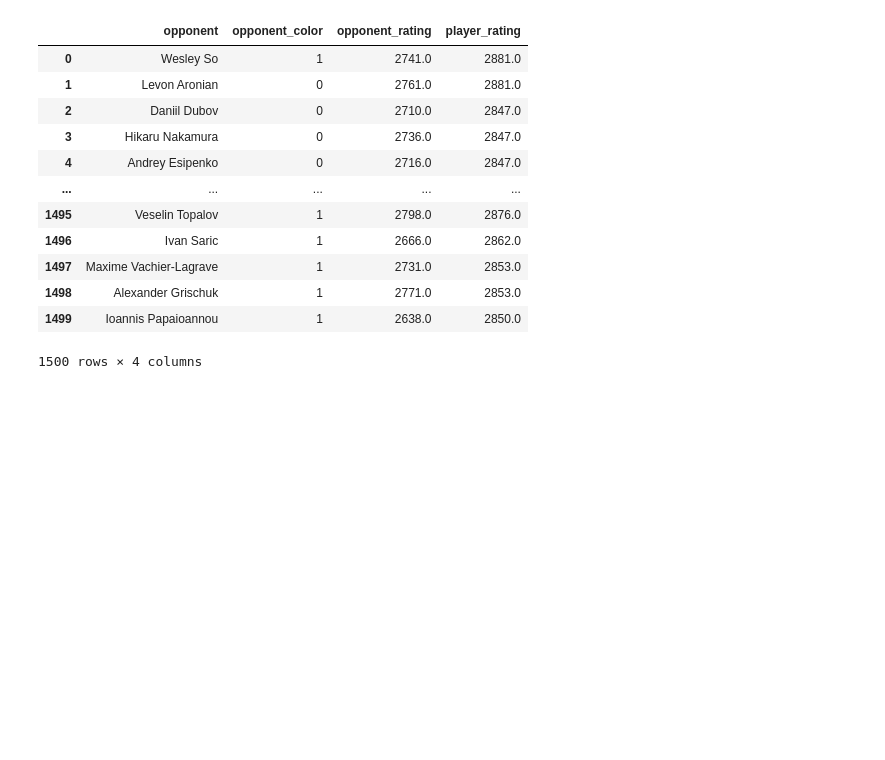
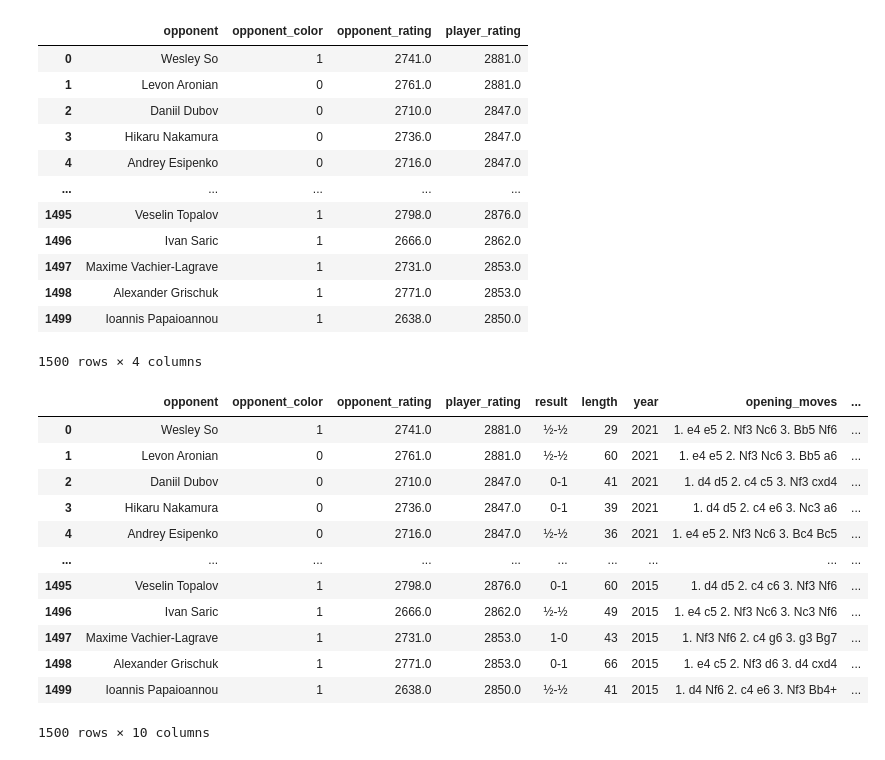
Before and after one commit to deadlykitten1/Chess_Outcome_Predictor, a Jupyter notebook: scraping_and_cleaning.ipynb, the cells around one changed output. Cells and saved outputs as stored; diff of their text form; code cells hidden in the pictures; blank space fills up the shorter version.

Commit message:
added new player df to the total df

```diff
--- a/scraping_and_cleaning.ipynb
+++ b/scraping_and_cleaning.ipynb
@@ -295,7 +295,8 @@ player_df
 | 1499 | Ioannis Papaioannou | 1 | 2638.0 | 2850.0 |
 1500 rows × 4 columns
 # %%
-player_df.rename(columns = {0 : 'opponent', 1 : 'opponent_color', 2 : 'opponent_rating', 3 : 'player_rating'})
+player_df.rename(columns = {0 : 'opponent', 1 : 'opponent_color', 2 : 'opponent_rating', 3 : 'player_rating'}, inplace = True)
+player_df
 # %% [output]
 |  | opponent | opponent_color | opponent_rating | player_rating |
 | 0 | Wesley So | 1 | 2741.0 | 2881.0 |
@@ -310,3 +311,21 @@ player_df.rename(columns = {0 : 'opponent', 1 : 'opponent_color', 2 : 'opponent_
 | 1498 | Alexander Grischuk | 1 | 2771.0 | 2853.0 |
 | 1499 | Ioannis Papaioannou | 1 | 2638.0 | 2850.0 |
 1500 rows × 4 columns
+# %%
+games_df = games_df.drop(columns = ['white_player', 'black_player', 'white_player_rating', 'black_player_rating'])
+# %%
+player_df.join(games_df)
+# %% [output]
+|  | opponent | opponent_color | opponent_rating | player_rating | result | length | year | opening_moves | ... |
+| 0 | Wesley So | 1 | 2741.0 | 2881.0 | ½-½ | 29 | 2021 | 1. e4 e5 2. Nf3 Nc6 3. Bb5 Nf6 | ... |
+| 1 | Levon Aronian | 0 | 2761.0 | 2881.0 | ½-½ | 60 | 2021 | 1. e4 e5 2. Nf3 Nc6 3. Bb5 a6 | ... |
+| 2 | Daniil Dubov | 0 | 2710.0 | 2847.0 | 0-1 | 41 | 2021 | 1. d4 d5 2. c4 c5 3. Nf3 cxd4 | ... |
+| 3 | Hikaru Nakamura | 0 | 2736.0 | 2847.0 | 0-1 | 39 | 2021 | 1. d4 d5 2. c4 e6 3. Nc3 a6 | ... |
+| 4 | Andrey Esipenko | 0 | 2716.0 | 2847.0 | ½-½ | 36 | 2021 | 1. e4 e5 2. Nf3 Nc6 3. Bc4 Bc5 | ... |
+| ... | ... | ... | ... | ... | ... | ... | ... | ... | ... |
+| 1495 | Veselin Topalov | 1 | 2798.0 | 2876.0 | 0-1 | 60 | 2015 | 1. d4 d5 2. c4 c6 3. Nf3 Nf6 | ... |
+| 1496 | Ivan Saric | 1 | 2666.0 | 2862.0 | ½-½ | 49 | 2015 | 1. e4 c5 2. Nf3 Nc6 3. Nc3 Nf6 | ... |
+| 1497 | Maxime Vachier-Lagrave | 1 | 2731.0 | 2853.0 | 1-0 | 43 | 2015 | 1. Nf3 Nf6 2. c4 g6 3. g3 Bg7 | ... |
+| 1498 | Alexander Grischuk | 1 | 2771.0 | 2853.0 | 0-1 | 66 | 2015 | 1. e4 c5 2. Nf3 d6 3. d4 cxd4 | ... |
+| 1499 | Ioannis Papaioannou | 1 | 2638.0 | 2850.0 | ½-½ | 41 | 2015 | 1. d4 Nf6 2. c4 e6 3. Nf3 Bb4+ | ... |
+1500 rows × 10 columns
```
Also changed, not shown: parts of 1 cell of this notebook.
